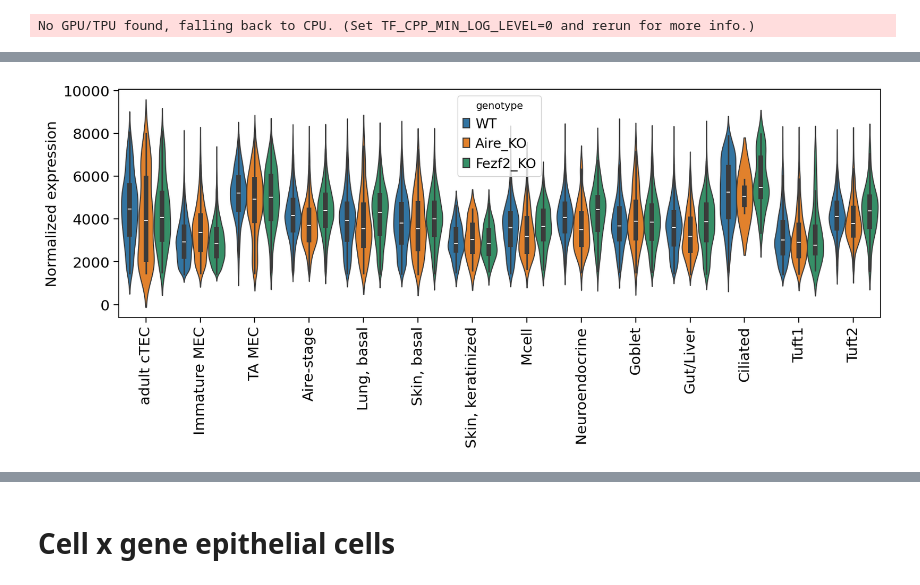
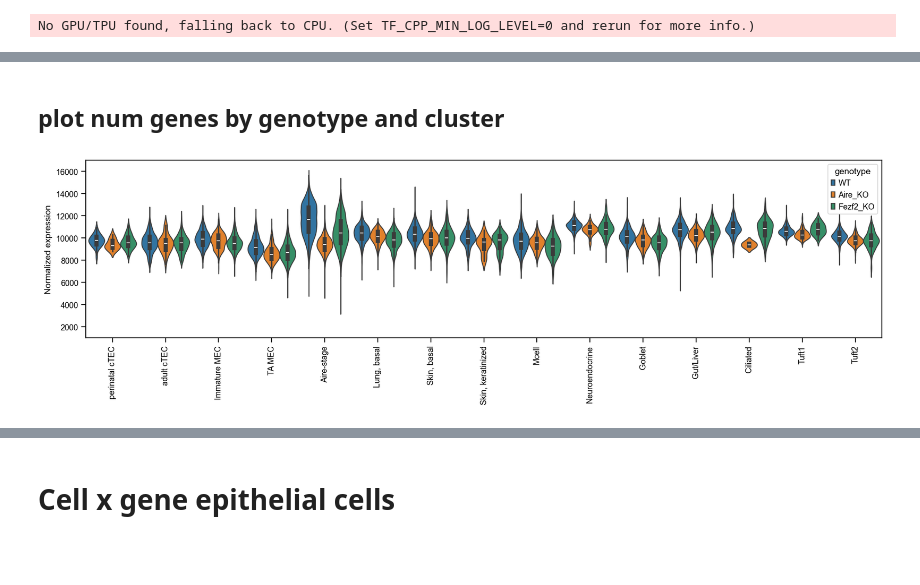
Before and after one commit to j-germino/M-cells, a Jupyter notebook: code/num_genes_expressed.ipynb, the cells around one changed output, grey strips where cells are left out. Saved outputs shown, nothing was run; the diff lists cells and outputs as text; code cells hidden in the pictures; blank space fills up the shorter version.

```diff
--- a/code/num_genes_expressed.ipynb
+++ b/code/num_genes_expressed.ipynb
@@ -9,4 +15,9 @@ import numpy as np
 # %%
+# Setup figure params
+plt.rcParams["pdf.use14corefonts"] = True
+plt.rcParams['font.family'] = 'sans-serif'
+plt.rcParams['font.sans-serif'] = "Helvetica"
+sc.set_figure_params(dpi=80, dpi_save=300, facecolor="white", frameon=False)
 sns.set_context("paper")
-sc.set_figure_params(figsize=(4,4), dpi=80, dpi_save=300, facecolor="white", frameon=False)
 plt.rcParams["axes.grid"] = False
+plt.rcParams['axes.unicode_minus'] = False
@@ -87,21 +63,34 @@ exprs["genotype"] = adata.obs.genotype
+# %% [markdown]
+## plot num genes by genotype and cluster
 # %%
+exprs = rna.tl.get_expression_matrix(
+    adata,
+    gene_data="scVI_normalized"
+)
+exprs = exprs > 0.1
+exprs = pd.DataFrame(exprs.sum(axis=1))
+exprs["cell_type"] = adata.obs.majority_voting
+exprs["genotype"] = adata.obs.genotype
+
 plt.figure(figsize=(13,4))
 sns.violinplot(
     exprs,
     x="cell_type",
     y=0,
     hue="genotype",
     density_norm='width',
     width=0.9,
     hue_order=["WT", "Aire_KO", "Fezf2_KO"],
-    order=["adult cTEC", "Immature MEC", "TA MEC", "Aire-stage", "Lung, basal",
+    order=["perinatal cTEC", "adult cTEC", "Immature MEC", "TA MEC", "Aire-stage", "Lung, basal",
            "Skin, basal", "Skin, keratinized", "Mcell", "Neuroendocrine", "Goblet",
            "Gut/Liver", "Ciliated", "Tuft1", "Tuft2"]
 )
 plt.xlabel("")
 plt.ylabel("Normalized expression")
 plt.xticks(rotation=90)
-# plt.ylim(1000, 16000)
+plt.ylim(1000, 17000)
+plt.tight_layout()
+plt.savefig("../analysis/paper_figures/S3/S3A_num_genes_expressed.pdf")
 plt.show()
 # %% [output]
-[figure, old version]
+[figure, new version]
```
Also changed, not shown: parts of 17 cells of this notebook, 6 other files.
